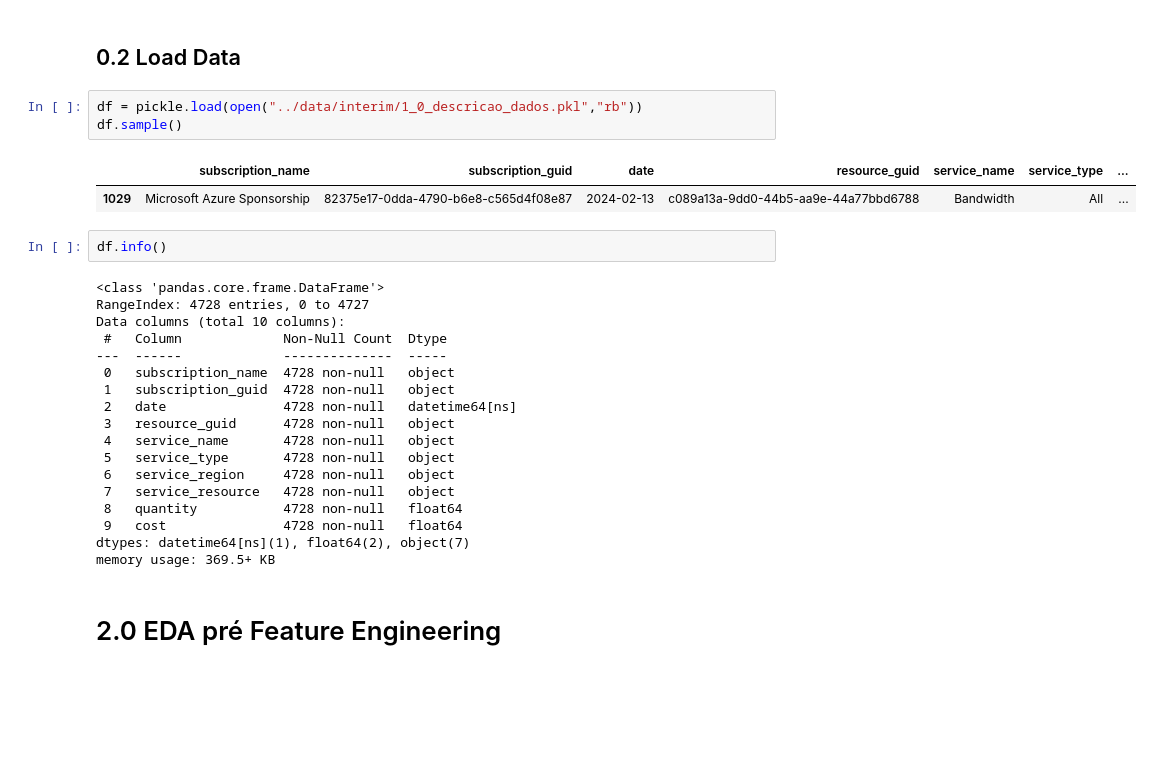
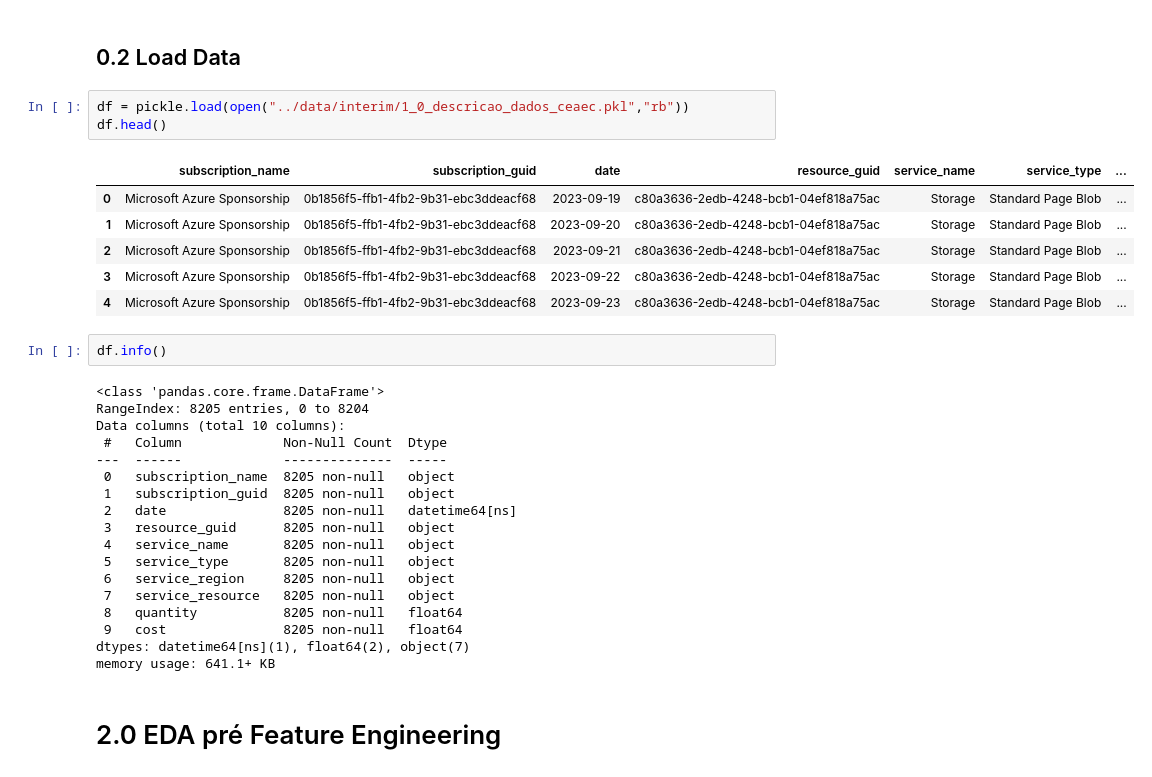
Before and after one commit to Gabrielnbr/modelo_unicin, a Jupyter notebook: notebooks/2_0_eda_pre_feature_engineering.ipynb, the cells around one changed output. Drawn from its saved outputs; the diff is of its cells as text; blank space fills up the shorter version.

```diff
--- a/notebooks/2_0_eda_pre_feature_engineering.ipynb
+++ b/notebooks/2_0_eda_pre_feature_engineering.ipynb
@@ -43,31 +61,35 @@ Populating the interactive namespace from numpy and matplotlib
 # %% [markdown]
 ## 0.2 Load Data
 # %%
-df = pickle.load(open("../data/interim/1_0_descricao_dados.pkl","rb"))
-df.sample()
+df = pickle.load(open("../data/interim/1_0_descricao_dados_ceaec.pkl","rb"))
+df.head()
 # %% [output]
 |  | subscription_name | subscription_guid | date | resource_guid | service_name | service_type | ... |
-| 1029 | Microsoft Azure Sponsorship | 82375e17-0dda-4790-b6e8-c565d4f08e87 | 2024-02-13 | c089a13a-9dd0-44b5-aa9e-44a77bbd6788 | Bandwidth | All | ... |
+| 0 | Microsoft Azure Sponsorship | 0b1856f5-ffb1-4fb2-9b31-ebc3ddeacf68 | 2023-09-19 | c80a3636-2edb-4248-bcb1-04ef818a75ac | Storage | Standard Page Blob | ... |
+| 1 | Microsoft Azure Sponsorship | 0b1856f5-ffb1-4fb2-9b31-ebc3ddeacf68 | 2023-09-20 | c80a3636-2edb-4248-bcb1-04ef818a75ac | Storage | Standard Page Blob | ... |
+| 2 | Microsoft Azure Sponsorship | 0b1856f5-ffb1-4fb2-9b31-ebc3ddeacf68 | 2023-09-21 | c80a3636-2edb-4248-bcb1-04ef818a75ac | Storage | Standard Page Blob | ... |
+| 3 | Microsoft Azure Sponsorship | 0b1856f5-ffb1-4fb2-9b31-ebc3ddeacf68 | 2023-09-22 | c80a3636-2edb-4248-bcb1-04ef818a75ac | Storage | Standard Page Blob | ... |
+| 4 | Microsoft Azure Sponsorship | 0b1856f5-ffb1-4fb2-9b31-ebc3ddeacf68 | 2023-09-23 | c80a3636-2edb-4248-bcb1-04ef818a75ac | Storage | Standard Page Blob | ... |
 # %%
 df.info()
 # %% [output]
 <class 'pandas.core.frame.DataFrame'>
-RangeIndex: 4728 entries, 0 to 4727
+RangeIndex: 8205 entries, 0 to 8204
 Data columns (total 10 columns):
  #   Column             Non-Null Count  Dtype
 ---  ------             --------------  -----
- 0   subscription_name  4728 non-null   object
- 1   subscription_guid  4728 non-null   object
- 2   date               4728 non-null   datetime64[ns]
- 3   resource_guid      4728 non-null   object
- 4   service_name       4728 non-null   object
- 5   service_type       4728 non-null   object
- 6   service_region     4728 non-null   object
- 7   service_resource   4728 non-null   object
- 8   quantity           4728 non-null   float64
- 9   cost               4728 non-null   float64
+ 0   subscription_name  8205 non-null   object
+ 1   subscription_guid  8205 non-null   object
+ 2   date               8205 non-null   datetime64[ns]
+ 3   resource_guid      8205 non-null   object
+ 4   service_name       8205 non-null   object
+ 5   service_type       8205 non-null   object
+ 6   service_region     8205 non-null   object
+ 7   service_resource   8205 non-null   object
+ 8   quantity           8205 non-null   float64
+ 9   cost               8205 non-null   float64
 dtypes: datetime64[ns](1), float64(2), object(7)
-memory usage: 369.5+ KB
+memory usage: 641.1+ KB
 # %% [markdown]
 # 2.0 EDA pré Feature Engineering
 # %% [markdown]
```
Also changed, not shown: parts of 17 cells of this notebook, 12 other files.
